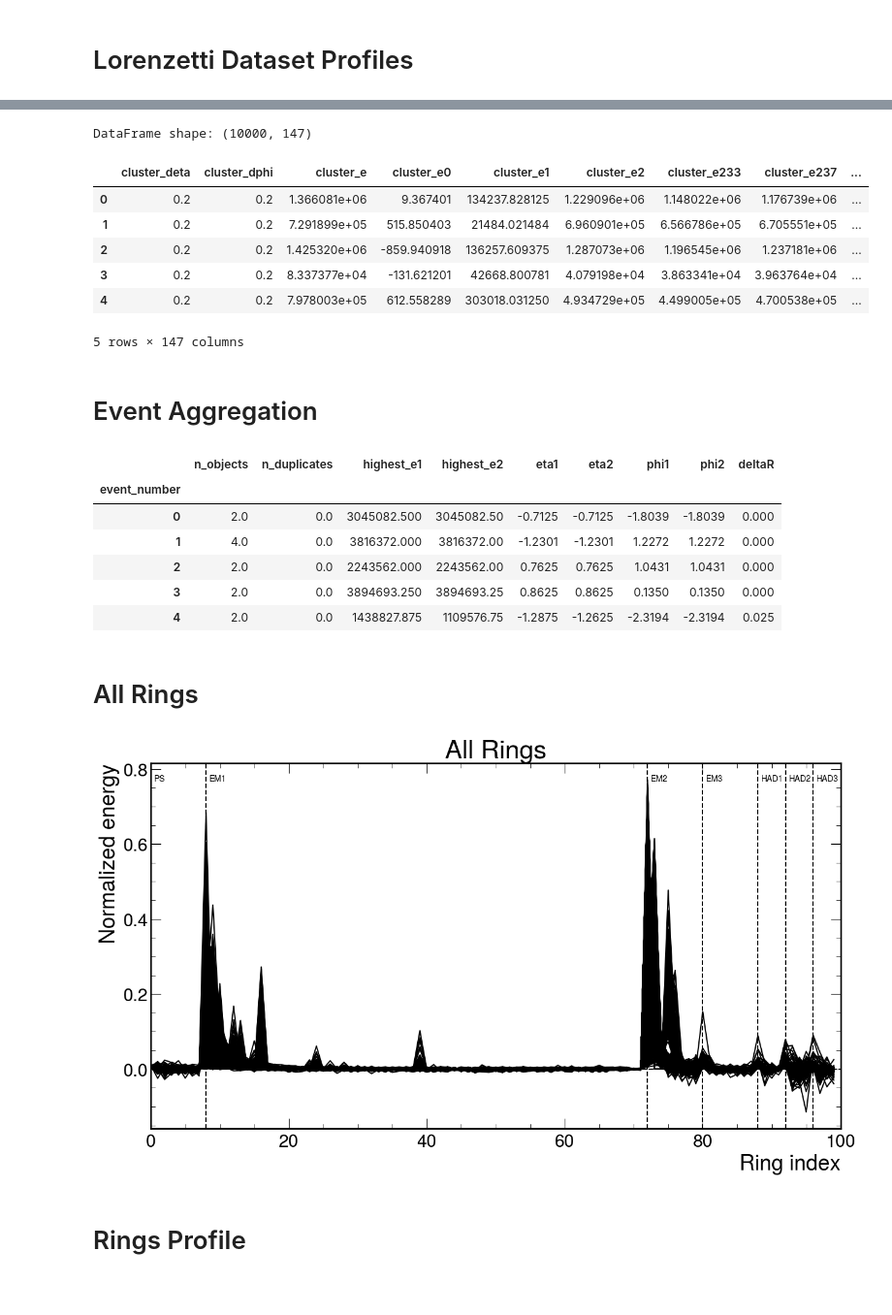
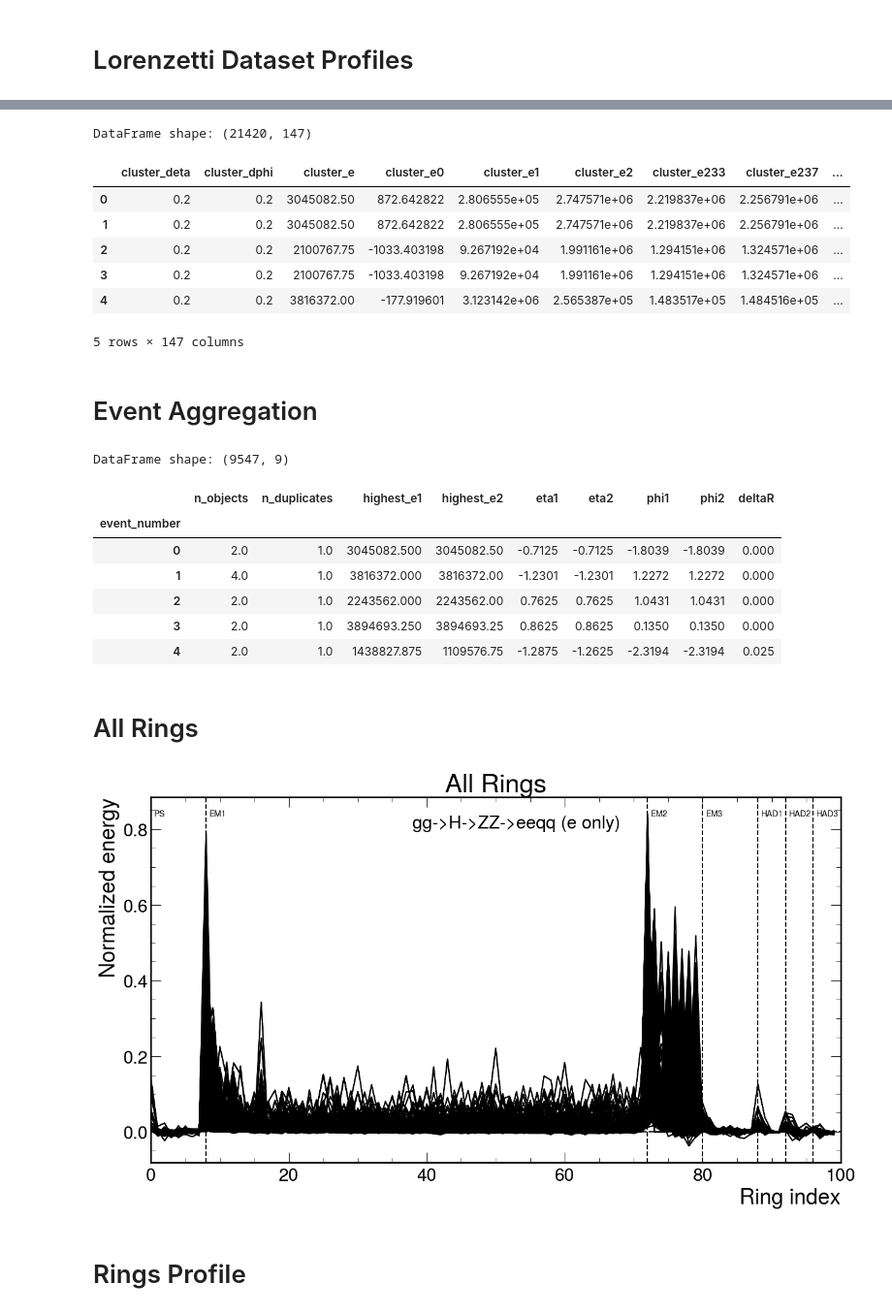
Before and after one commit to lucasbanunes/boosted-lorenzetti, a Jupyter notebook: profiles.ipynb, the cells around one changed output, grey strips where cells are left out. Shown at 97% size. Cells and saved outputs as stored; diff of their text form; code cells hidden in the pictures.

Commit message:
Updates profiles.ipynb with new dataset class

```diff
--- a/profiles.ipynb
+++ b/profiles.ipynb
@@ -17,32 +20,20 @@ plt.style.use(hep.style.ROOT)
 # %%
-dataset_dir = '/root/data/2024_08_19_21_18_0000000000_single_electron'
-base_filename = "single_electron"
-dataset_label = 'electron'
-output_dir = os.path.join(dataset_dir, 'plots')
-os.makedirs(output_dir, exist_ok=True)
-ntuple_filepath = os.path.join(
-    dataset_dir,
-    'NTUPLE',
-    f'{base_filename}.NTUPLE.root'
-)
-ntuple_rdf = ROOT.RDataFrame('events', ntuple_filepath)
-rings_cols = []
-for i in range(N_RINGS):
-    rings_col_str = f'rings_{i}'
-    ntuple_rdf = ntuple_rdf.Define(rings_col_str, f'rings[{i}]')
-    rings_cols.append(rings_col_str)
+dataset = LztDataset.from_dir('/root/data/2024_08_19_10_41_0000000000_lorenzetti_gg2H2ZZ2ee')
+output_dir = dataset.create_dir('plots')
+ntuple_rdf = dataset.get_ntuple_rdf()
+rings_cols, ntuple_rdf = open_vector('rings', N_RINGS, ntuple_rdf)
 column_names = get_column_names(ntuple_rdf)
 ntuple_pdf = rdf_to_pandas(ntuple_rdf, [name for name in column_names if name != 'rings'], nrows=-1)
 print(f"DataFrame shape: {ntuple_pdf.shape}")
 ntuple_pdf.head()
 # %% [output]
-DataFrame shape: (10000, 147)
+DataFrame shape: (21420, 147)
 |  | cluster_deta | cluster_dphi | cluster_e | cluster_e0 | cluster_e1 | cluster_e2 | cluster_e233 | cluster_e237 | ... |
-| 0 | 0.2 | 0.2 | 1.366081e+06 | 9.367401 | 134237.828125 | 1.229096e+06 | 1.148022e+06 | 1.176739e+06 | ... |
-| 1 | 0.2 | 0.2 | 7.291899e+05 | 515.850403 | 21484.021484 | 6.960901e+05 | 6.566786e+05 | 6.705551e+05 | ... |
-| 2 | 0.2 | 0.2 | 1.425320e+06 | -859.940918 | 136257.609375 | 1.287073e+06 | 1.196545e+06 | 1.237181e+06 | ... |
-| 3 | 0.2 | 0.2 | 8.337377e+04 | -131.621201 | 42668.800781 | 4.079198e+04 | 3.863341e+04 | 3.963764e+04 | ... |
-| 4 | 0.2 | 0.2 | 7.978003e+05 | 612.558289 | 303018.031250 | 4.934729e+05 | 4.499005e+05 | 4.700538e+05 | ... |
+| 0 | 0.2 | 0.2 | 3045082.50 | 872.642822 | 2.806555e+05 | 2.747571e+06 | 2.219837e+06 | 2.256791e+06 | ... |
+| 1 | 0.2 | 0.2 | 3045082.50 | 872.642822 | 2.806555e+05 | 2.747571e+06 | 2.219837e+06 | 2.256791e+06 | ... |
+| 2 | 0.2 | 0.2 | 2100767.75 | -1033.403198 | 9.267192e+04 | 1.991161e+06 | 1.294151e+06 | 1.324571e+06 | ... |
+| 3 | 0.2 | 0.2 | 2100767.75 | -1033.403198 | 9.267192e+04 | 1.991161e+06 | 1.294151e+06 | 1.324571e+06 | ... |
+| 4 | 0.2 | 0.2 | 3816372.00 | -177.919601 | 3.123142e+06 | 2.565387e+05 | 1.483517e+05 | 1.484516e+05 | ... |
 5 rows × 147 columns
 # %% [markdown]
 # Event Aggregation
@@ -66,7 +57,8 @@ def ntuple_aggregation(df: pd.DataFrame) -> pd.Series:
         phi2 = np.nan
     return pd.Series({
         'n_objects': n_objects,
-        'n_duplicates': df.duplicated().sum(),
+        # Plus 1 to account for the event itself
+        'n_duplicates': df.duplicated().sum()+1,
         'highest_e1': highest_e1,
         'highest_e2': highest_e2,
         'eta1': eta1,
@@ -74,7 +66,7 @@ def ntuple_aggregation(df: pd.DataFrame) -> pd.Series:
         'phi1': phi1,
         'phi2': phi2
     })
-filepath = os.path.join(dataset_dir, 'ntuple_grouped_clusters.parquet')
+filepath = os.path.join(dataset.path, 'ntuple_grouped_clusters.parquet')
 if os.path.exists(filepath):
     ntuple_grouped_clusters = pd.read_parquet(filepath)
 else:
@@ -87,22 +79,25 @@ else:
     ntuple_grouped_clusters.to_parquet(filepath)
 ntuple_grouped_clusters.head()
 # %% [output]
+DataFrame shape: (9547, 9)
 |  | n_objects | n_duplicates | highest_e1 | highest_e2 | eta1 | eta2 | phi1 | phi2 | deltaR |
 | event_number |  |  |  |  |  |  |  |  |  |
-| 0 | 2.0 | 0.0 | 3045082.500 | 3045082.50 | -0.7125 | -0.7125 | -1.8039 | -1.8039 | 0.000 |
-| 1 | 4.0 | 0.0 | 3816372.000 | 3816372.00 | -1.2301 | -1.2301 | 1.2272 | 1.2272 | 0.000 |
-| 2 | 2.0 | 0.0 | 2243562.000 | 2243562.00 | 0.7625 | 0.7625 | 1.0431 | 1.0431 | 0.000 |
-| 3 | 2.0 | 0.0 | 3894693.250 | 3894693.25 | 0.8625 | 0.8625 | 0.1350 | 0.1350 | 0.000 |
-| 4 | 2.0 | 0.0 | 1438827.875 | 1109576.75 | -1.2875 | -1.2625 | -2.3194 | -2.3194 | 0.025 |
+| 0 | 2.0 | 1.0 | 3045082.500 | 3045082.50 | -0.7125 | -0.7125 | -1.8039 | -1.8039 | 0.000 |
+| 1 | 4.0 | 1.0 | 3816372.000 | 3816372.00 | -1.2301 | -1.2301 | 1.2272 | 1.2272 | 0.000 |
+| 2 | 2.0 | 1.0 | 2243562.000 | 2243562.00 | 0.7625 | 0.7625 | 1.0431 | 1.0431 | 0.000 |
+| 3 | 2.0 | 1.0 | 3894693.250 | 3894693.25 | 0.8625 | 0.8625 | 0.1350 | 0.1350 | 0.000 |
+| 4 | 2.0 | 1.0 | 1438827.875 | 1109576.75 | -1.2875 | -1.2625 | -2.3194 | -2.3194 | 0.025 |
 # %% [markdown]
 # All Rings
 # %%
 fig, ax = plt.subplots(figsize=(15, 8))
 x = np.arange(N_RINGS)
 hplt.plot_all_rings(ntuple_pdf[rings_cols], ax, normalize=True, plot_kwargs=dict(color='k'))
+ax.plot([], [], ' ', label=dataset.label)
+ax.legend()
 fig.savefig(os.path.join(output_dir, 'all_rings.png'), bbox_inches='tight', dpi=300)
 # %% [output]
-[figure, old version]
+[figure, new version]
 # %% [markdown]
 # Rings Profile
 # %%
```
Also changed, not shown: parts of 5 cells of this notebook, 2 other files.
